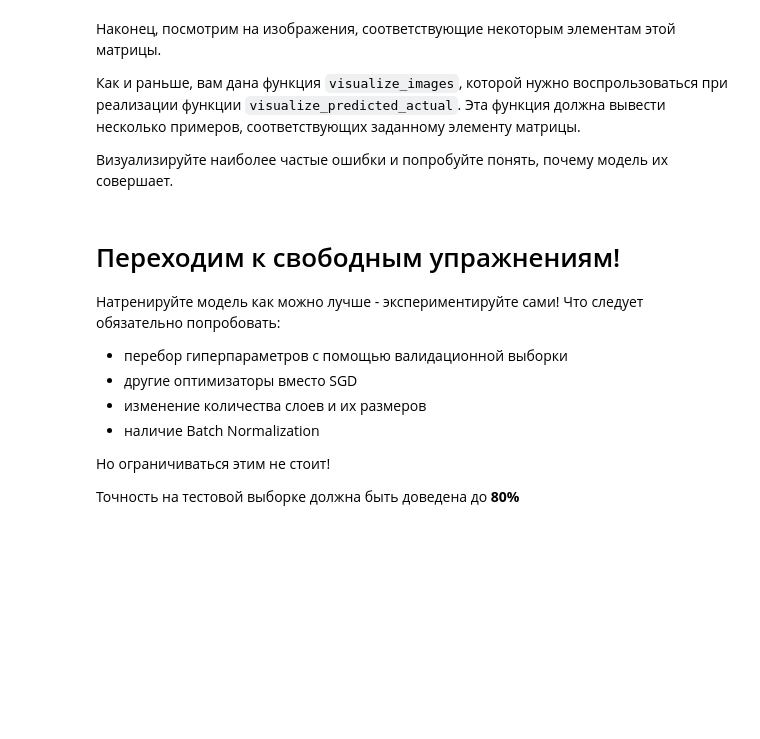
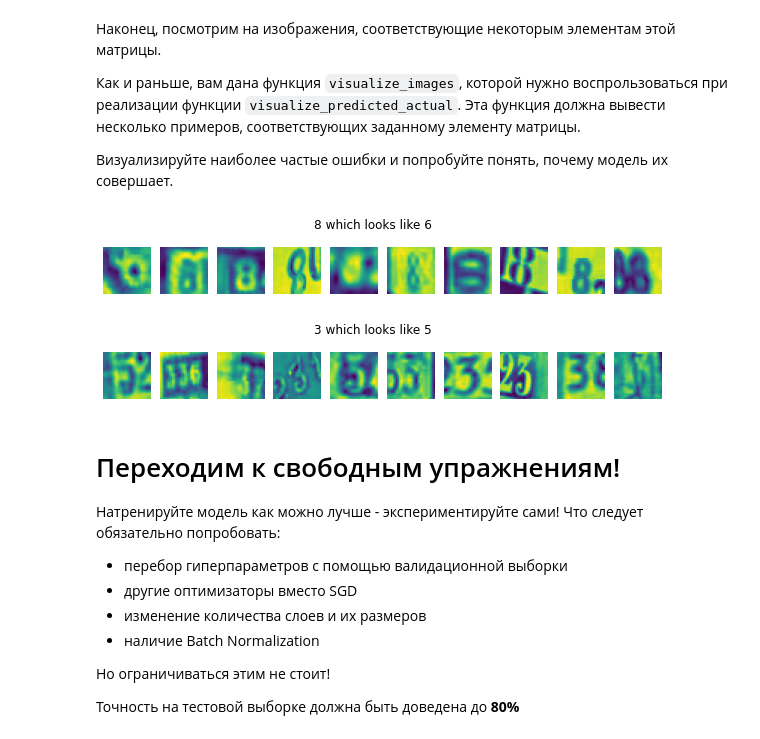
Before and after one commit to katerina-merkulova/dlcourse_ai, a Jupyter notebook: assignments/assignment2/PyTorch.ipynb, the cells around one changed output. Drawn from its saved outputs; the diff is of its cells as text; code cells hidden in the pictures; blank space fills up the shorter version.

```diff
--- a/assignments/assignment2/PyTorch.ipynb
+++ b/assignments/assignment2/PyTorch.ipynb
@@ -370,35 +406,40 @@ def visualize_images(indices, data, title='', max_num=10):
     max_num: int, max number of images to display
     """
     to_show = min(len(indices), max_num)
     fig = plt.figure(figsize=(10,1.5))
     fig.suptitle(title)
     for i, index in enumerate(indices[:to_show]):
         plt.subplot(1,to_show, i+1)
         plt.axis('off')
         sample = data[index][0]
         plt.imshow(sample)
 
 def visualize_predicted_actual(predicted_class, gt_class, predictions, groud_truth, val_indices, data):
     """
     Visualizes images of a ground truth class which were predicted as the other class
 
     predicted: int 0-9, index of the predicted class
     gt_class: int 0-9, index of the ground truth class
     predictions: np array of ints, model predictions for all validation samples
     ground_truth: np array of ints, ground truth for all validation samples
     val_indices: np array of ints, indices of validation samples
     """
 
     # TODO: Implement visualization using visualize_images above
     # predictions and ground_truth are provided for validation set only, defined by val_indices
     # Hint: numpy index arrays might be helpful
     # https://docs.scipy.org/doc/numpy/user/basics.indexing.html#index-arrays
     # Please make the title meaningful!
 
-    raise Exception("Not implemented")
+    val_data = data.data[val_indices]
+    indices = [idx for idx, (pred, gt) in enumerate(zip(predictions,groud_truth)) if pred == predicted_class and gt == gt_class]
+    visualize_images(indices, val_data, title=f'{gt_class} which looks like {predicted_class}')
 
 visualize_predicted_actual(6, 8, predictions, gt, np.array(val_indices), data_train_images)
-visualize_predicted_actual(1, 7, predictions, gt, np.array(val_indices), data_train_images)
+visualize_predicted_actual(5, 3, predictions, gt, np.array(val_indices), data_train_images)
+# %% [output]
+[figure, added]
+[figure, added]
 # %% [markdown]
 # Переходим к свободным упражнениям!
 
```
Also changed, not shown: parts of 6 cells of this notebook.
